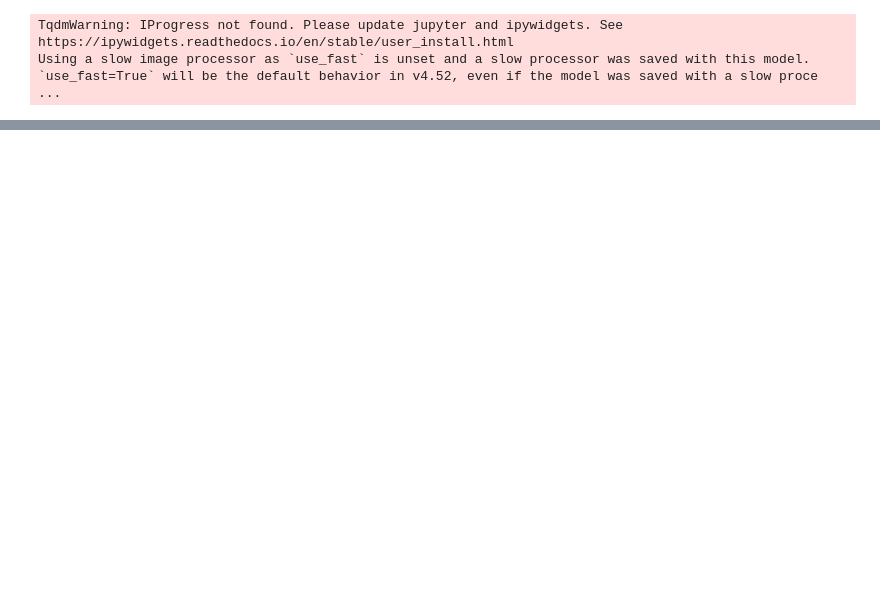
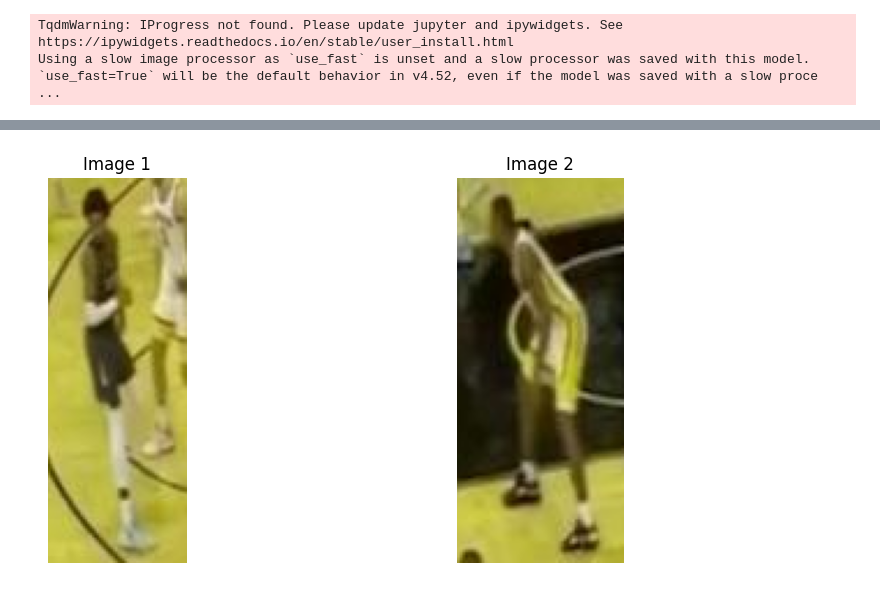
Before and after one commit to dwu1011/Zephyr_Basketball, a Jupyter notebook: test_team_classifier.ipynb, the cells around one changed output, grey strips where cells are left out. Saved outputs shown, nothing was run; the diff lists cells and outputs as text; code cells hidden in the pictures; blank space fills up the shorter version.

```diff
--- a/test_team_classifier.ipynb
+++ b/test_team_classifier.ipynb
@@ -57,8 +39,0 @@ Speed: 1.0ms preprocess, 54.1ms inference, 0.4ms postprocess per image at shape
-# %%
-for i in range(0, len(crops), 500):
-    batch_crops = crops[i:i+500]
-
-    if len(batch_crops) > 0:
-        cf.fit(batch_crops)
-        print(f"Trained on {i + len(batch_crops)} crops, exporting model...")
-        cf.save_weights(f"classifiers/iter{i}")
@@ -68,0 +40,2 @@ Trained on 143 crops, exporting model...
+# %%
+cf.fit(crops)
@@ -80,0 +50,15 @@ cv2.destroyAllWindows()
+# %%
+from matplotlib import pyplot as plt
+
+fig, axes = plt.subplots(1, 2, figsize=(10, 5))
+axes[0].imshow(cv2.cvtColor(crops[5], cv2.COLOR_BGR2RGB))
+axes[0].set_title("Image 1")
+axes[0].axis("off")
+
+axes[1].imshow(cv2.cvtColor(crops[1], cv2.COLOR_BGR2RGB))
+axes[1].set_title("Image 2")
+axes[1].axis("off")
+
+plt.show()
+# %% [output]
+[figure, added]
```
Also changed, not shown: parts of 5 cells of this notebook, 1 other file.
